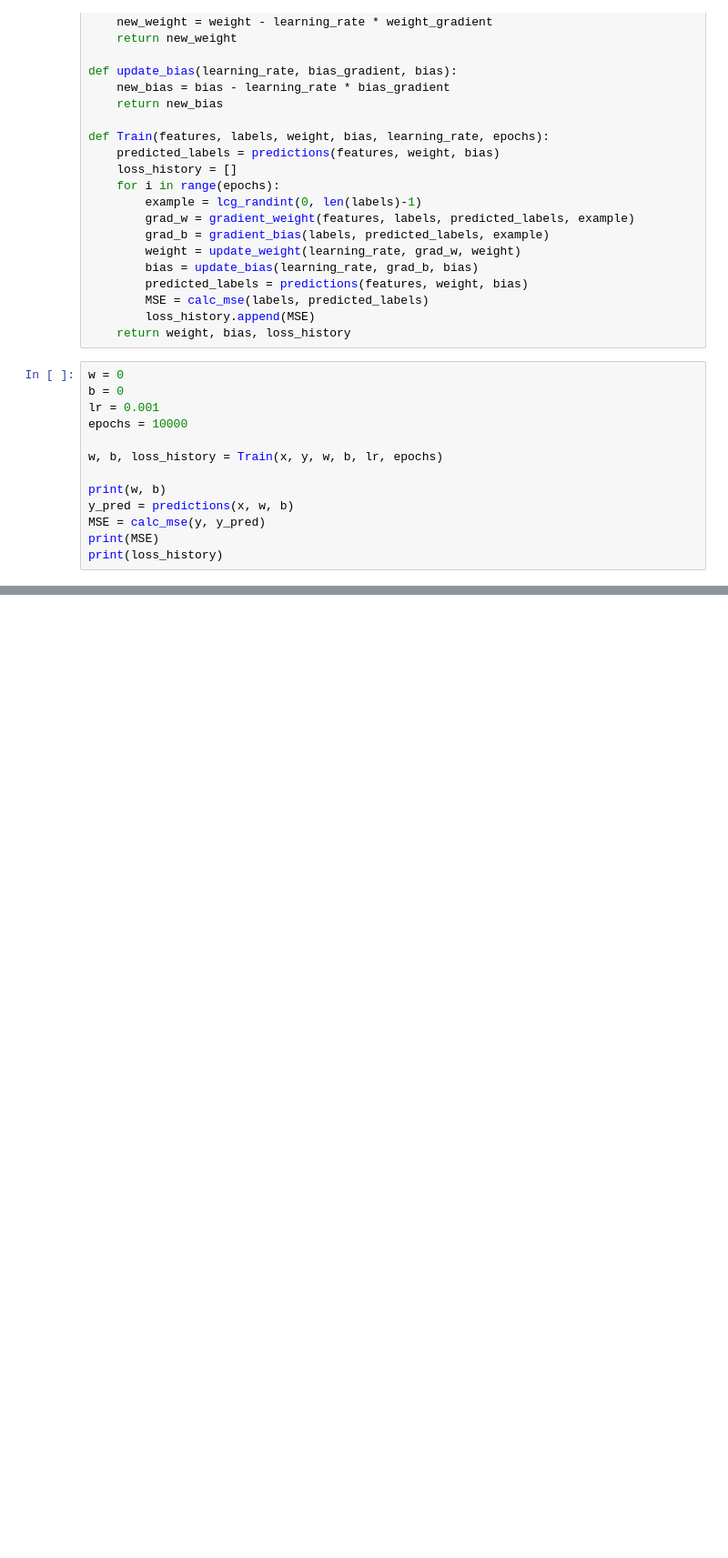
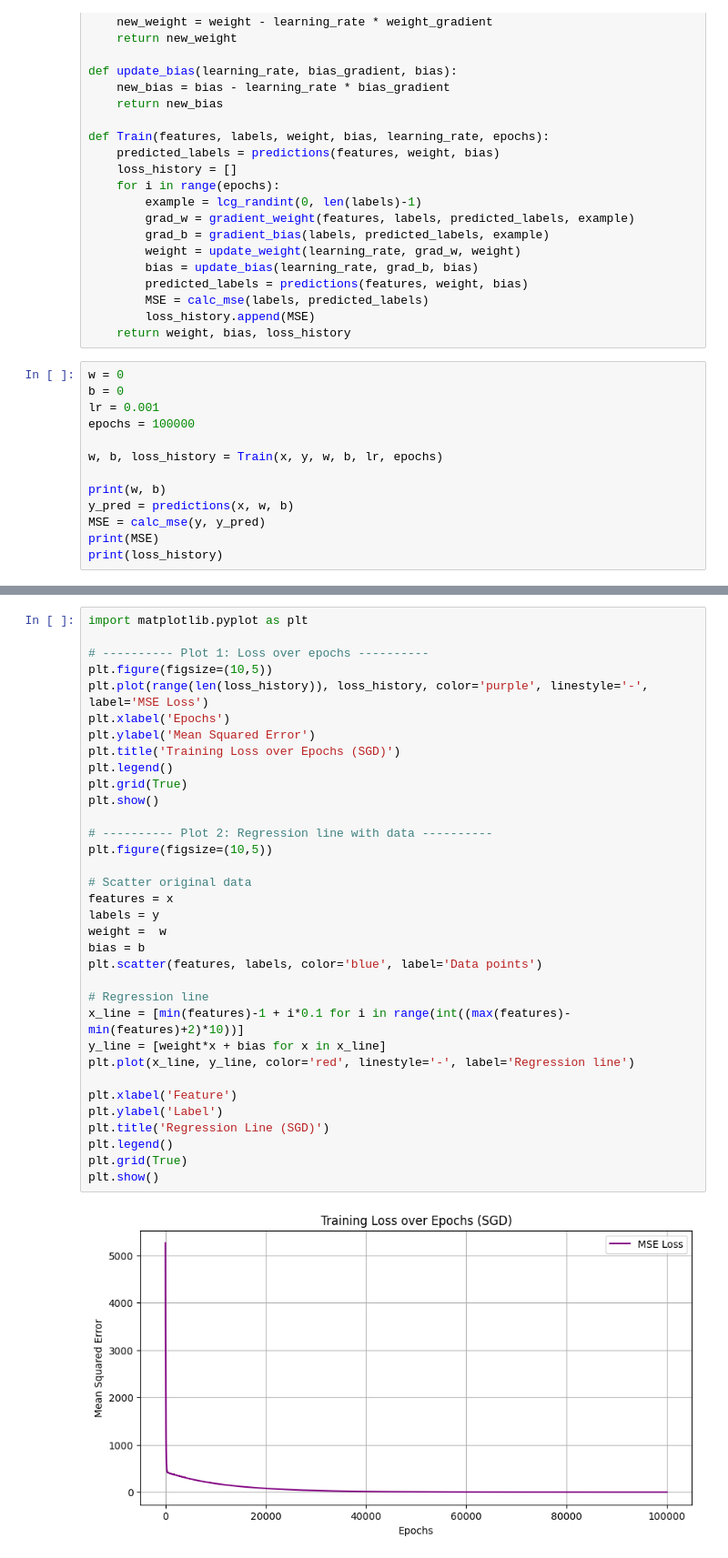
Before and after one commit to AirrStorm/ml-from-scratch-python, a Jupyter notebook: Linear Regression/Stochastic GD/univariate.ipynb, the cells around one changed output, grey strips where cells are left out. Shown at 91% size. Cells and saved outputs as stored; diff of their text form; blank space fills up the shorter version.

Commit message:
Added Graph to univariate SGD and refactoring

```diff
--- a/Linear Regression/Stochastic GD/univariate.ipynb
+++ b/Linear Regression/Stochastic GD/univariate.ipynb
@@ -79,7 +79,7 @@ def Train(features, labels, weight, bias, learning_rate, epochs):
 w = 0
 b = 0
 lr = 0.001
-epochs = 10000
+epochs = 100000
 
 w, b, loss_history = Train(x, y, w, b, lr, epochs)
 
@@ -94,0 +95,36 @@ print(loss_history)
+# %%
+import matplotlib.pyplot as plt
+
+# ---------- Plot 1: Loss over epochs ----------
+plt.figure(figsize=(10,5))
+plt.plot(range(len(loss_history)), loss_history, color='purple', linestyle='-', label='MSE Loss')
+plt.xlabel('Epochs')
+plt.ylabel('Mean Squared Error')
+plt.title('Training Loss over Epochs (SGD)')
+plt.legend()
+plt.grid(True)
+plt.show()
+
+# ---------- Plot 2: Regression line with data ----------
+plt.figure(figsize=(10,5))
+
+# Scatter original data
+features = x
+labels = y
+weight =  w
+bias = b
+plt.scatter(features, labels, color='blue', label='Data points')
+
+# Regression line
+x_line = [min(features)-1 + i*0.1 for i in range(int((max(features)-min(features)+2)*10))]
+y_line = [weight*x + bias for x in x_line]
+plt.plot(x_line, y_line, color='red', linestyle='-', label='Regression line')
+
+plt.xlabel('Feature')
+plt.ylabel('Label')
+plt.title('Regression Line (SGD)')
+plt.legend()
+plt.grid(True)
+plt.show()
+# %% [output]
+[figure, added]
```
Also changed, not shown: parts of 2 cells of this notebook, 1 other file.
